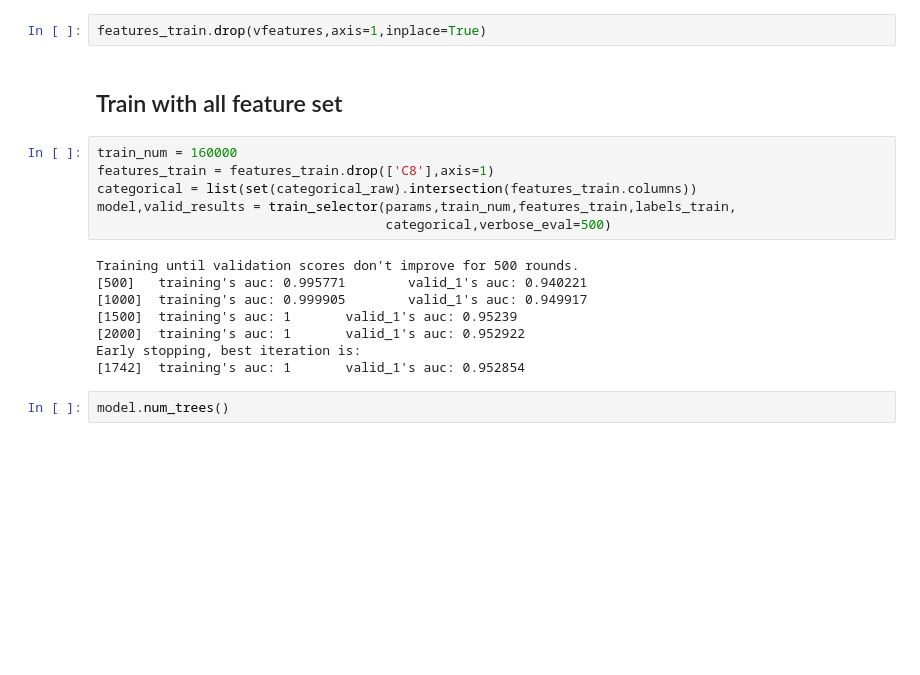
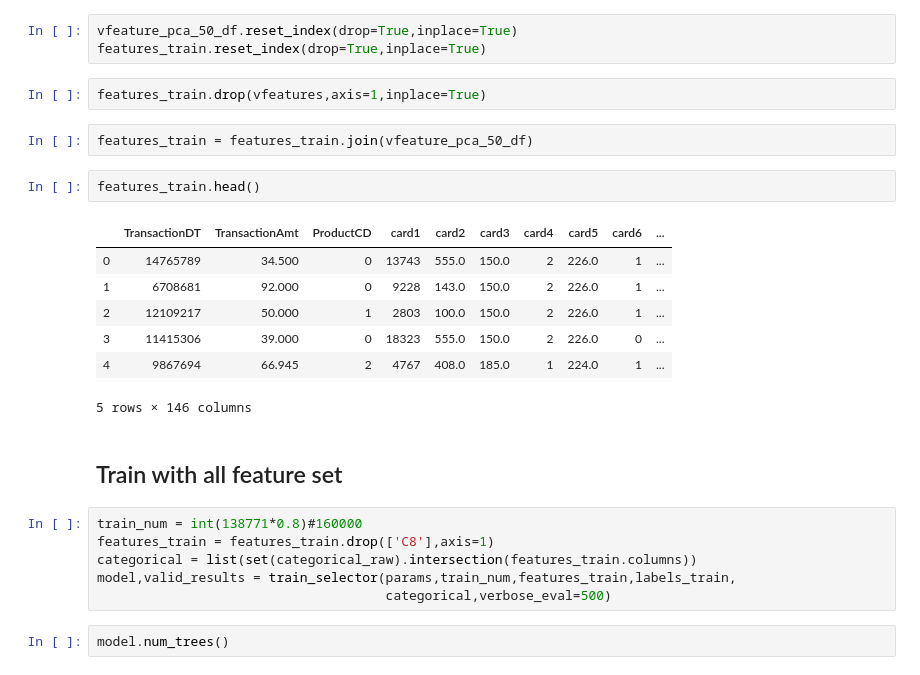
Before and after one commit to haataa/IEEE_CIS_Fraud_Detection, a Jupyter notebook: feature_selection.ipynb, the cells around one changed output. Drawn from its saved outputs; the diff is of its cells as text; blank space fills up the shorter version.

```diff
--- a/feature_selection.ipynb
+++ b/feature_selection.ipynb
@@ -288,21 +285,28 @@ vfeature_pca_60_df.head()
+# %%
+vfeature_pca_50_df.reset_index(drop=True,inplace=True)
+features_train.reset_index(drop=True,inplace=True)
 # %%
 features_train.drop(vfeatures,axis=1,inplace=True)
+# %%
+features_train = features_train.join(vfeature_pca_50_df)
+# %%
+features_train.head()
+# %% [output]
+|  | TransactionDT | TransactionAmt | ProductCD | card1 | card2 | card3 | card4 | card5 | card6 | ... |
+| 0 | 14765789 | 34.500 | 0 | 13743 | 555.0 | 150.0 | 2 | 226.0 | 1 | ... |
+| 1 | 6708681 | 92.000 | 0 | 9228 | 143.0 | 150.0 | 2 | 226.0 | 1 | ... |
+| 2 | 12109217 | 50.000 | 1 | 2803 | 100.0 | 150.0 | 2 | 226.0 | 1 | ... |
+| 3 | 11415306 | 39.000 | 0 | 18323 | 555.0 | 150.0 | 2 | 226.0 | 0 | ... |
+| 4 | 9867694 | 66.945 | 2 | 4767 | 408.0 | 185.0 | 1 | 224.0 | 1 | ... |
+5 rows × 146 columns
 # %% [markdown]
 ## Train with all feature set
 # %%
-train_num = 160000
+train_num = int(138771*0.8)#160000
 features_train = features_train.drop(['C8'],axis=1)
 categorical = list(set(categorical_raw).intersection(features_train.columns))
 model,valid_results = train_selector(params,train_num,features_train,labels_train,
                                      categorical,verbose_eval=500)
-# %% [output]
-Training until validation scores don't improve for 500 rounds.
-[500]   training's auc: 0.995771        valid_1's auc: 0.940221
-[1000]  training's auc: 0.999905        valid_1's auc: 0.949917
-[1500]  training's auc: 1       valid_1's auc: 0.95239
-[2000]  training's auc: 1       valid_1's auc: 0.952922
-Early stopping, best iteration is:
-[1742]  training's auc: 1       valid_1's auc: 0.952854
 # %%
 model.num_trees()
 # %% [output]
```
Also changed, not shown: parts of 25 cells of this notebook.
